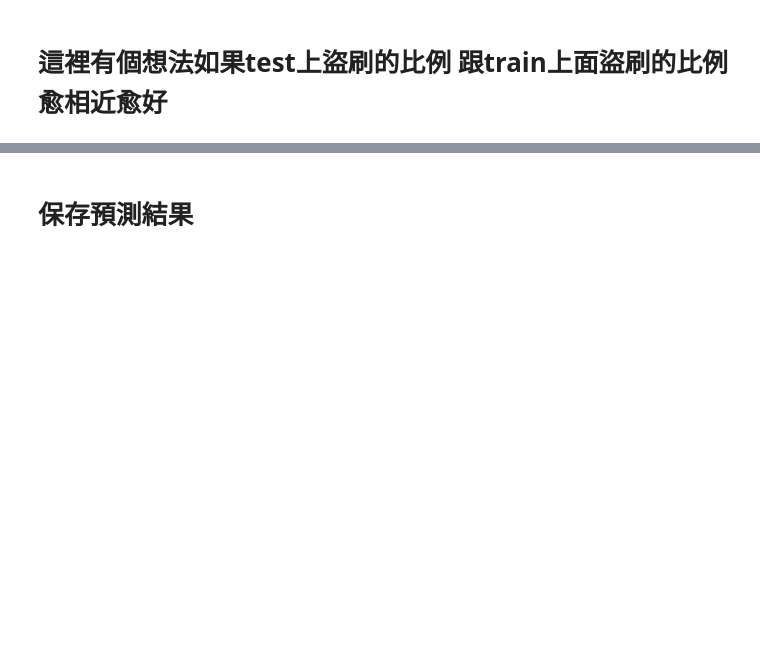
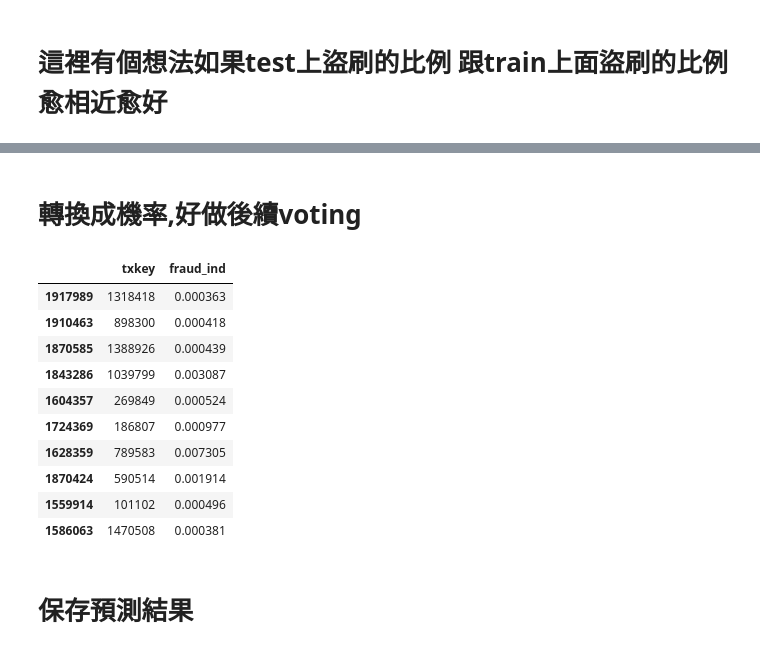
Before and after one commit to skywalker0803r/Ricky, a Jupyter notebook: 玉山銀行比賽_catboost.ipynb, the cells around one changed output, grey strips where cells are left out. Cells and saved outputs as stored; diff of their text form; code cells hidden in the pictures; blank space fills up the shorter version.

```diff
--- a/玉山銀行比賽_catboost.ipynb
+++ b/玉山銀行比賽_catboost.ipynb
@@ -328,2 +368,19 @@ pd.DataFrame({'train_p':train_p,
+# %% [markdown]
+# 轉換成機率,好做後續voting
+# %%
+submission['fraud_ind'] = model.predict_proba(test[features])[:,1]
+submission.sample(10)
+# %% [output]
+|  | txkey | fraud_ind |
+| 1917989 | 1318418 | 0.000363 |
+| 1910463 | 898300 | 0.000418 |
+| 1870585 | 1388926 | 0.000439 |
+| 1843286 | 1039799 | 0.003087 |
+| 1604357 | 269849 | 0.000524 |
+| 1724369 | 186807 | 0.000977 |
+| 1628359 | 789583 | 0.007305 |
+| 1870424 | 590514 | 0.001914 |
+| 1559914 | 101102 | 0.000496 |
+| 1586063 | 1470508 | 0.000381 |
 # %% [markdown]
 # 保存預測結果
```
Also changed, not shown: parts of 27 cells of this notebook.
